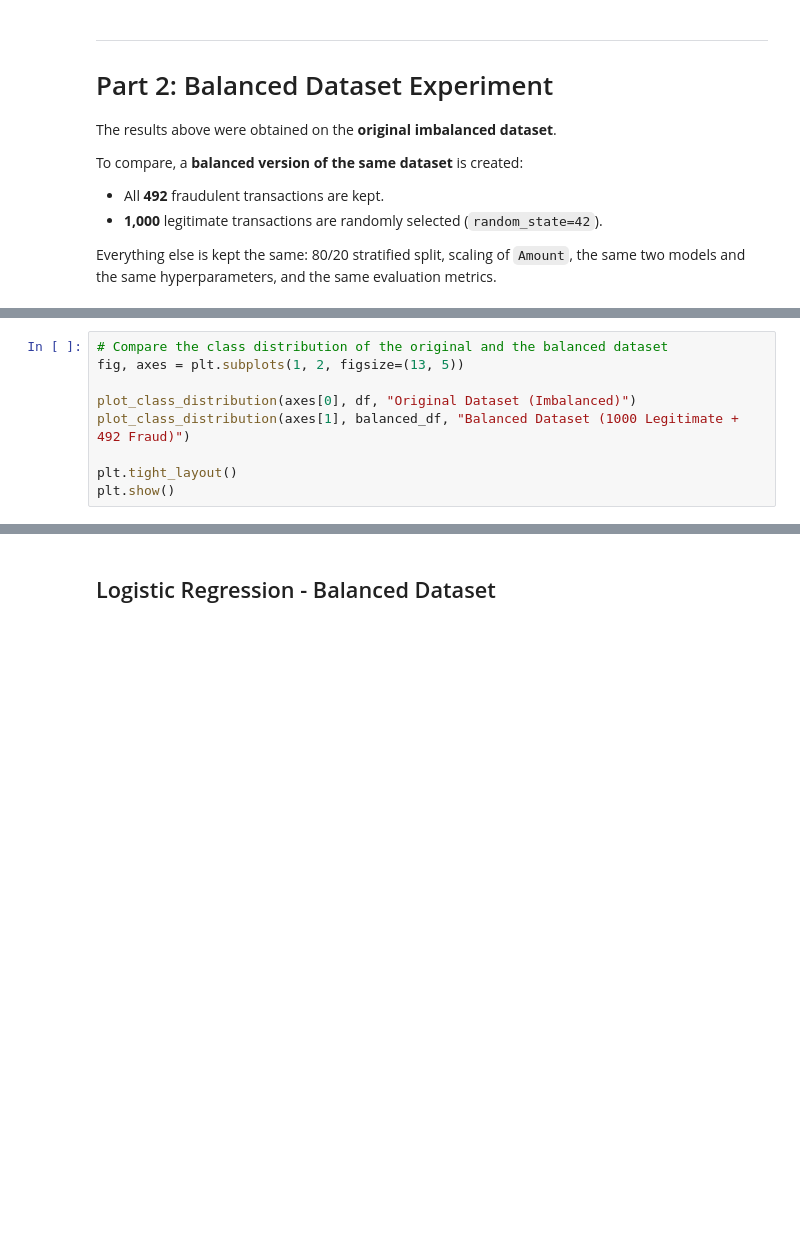
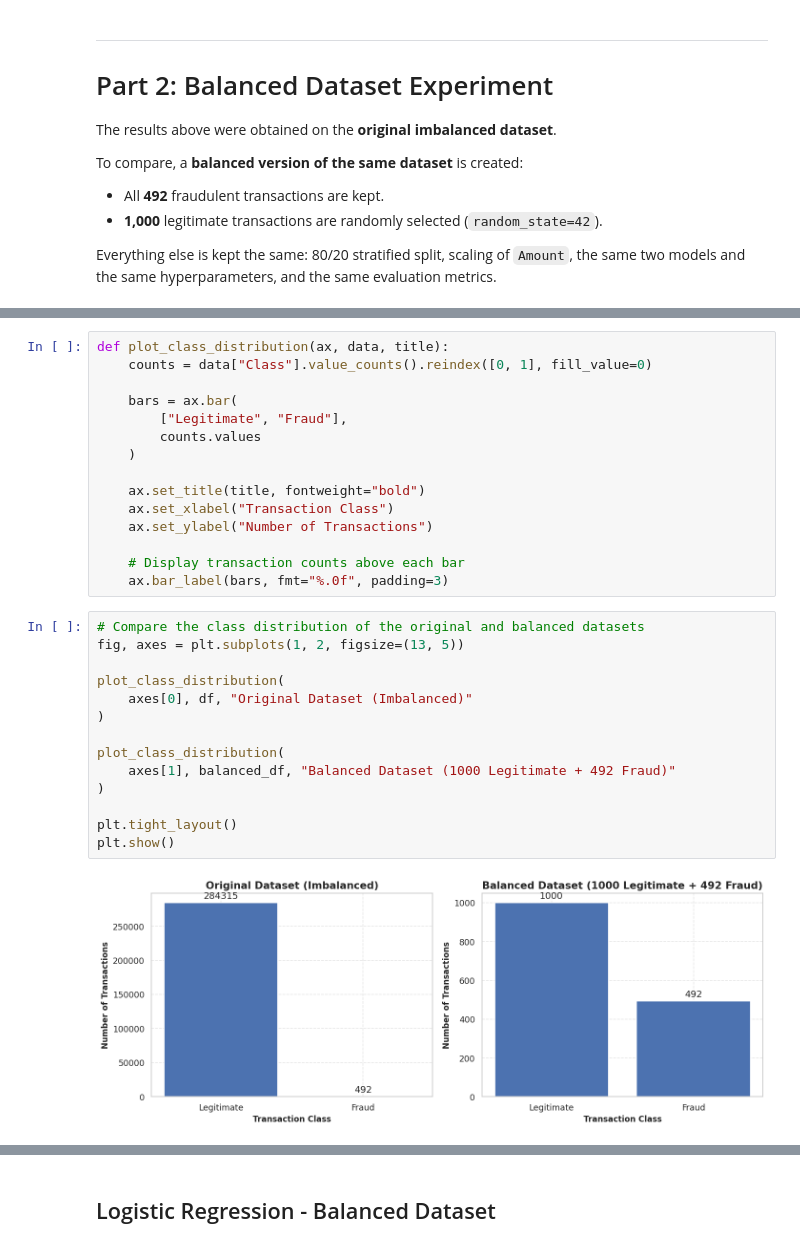
Before and after one commit to nicolenelson10/credit-card-fraud-detection-ml, a Jupyter notebook: FINAL_PROJECT (4).ipynb, the cells around one changed output, grey strips where cells are left out. Cells and saved outputs as stored; diff of their text form; blank space fills up the shorter version.

```diff
--- a/FINAL_PROJECT (4).ipynb
+++ b/FINAL_PROJECT (4).ipynb
@@ -575,9 +597,31 @@ print(balanced_df["Class"].value_counts(normalize=True) * 100)
+# %%
+def plot_class_distribution(ax, data, title):
+    counts = data["Class"].value_counts().reindex([0, 1], fill_value=0)
+
+    bars = ax.bar(
+        ["Legitimate", "Fraud"],
+        counts.values
+    )
+
+    ax.set_title(title, fontweight="bold")
+    ax.set_xlabel("Transaction Class")
+    ax.set_ylabel("Number of Transactions")
+
+    # Display transaction counts above each bar
+    ax.bar_label(bars, fmt="%.0f", padding=3)
 # %%
-# Compare the class distribution of the original and the balanced dataset
+# Compare the class distribution of the original and balanced datasets
 fig, axes = plt.subplots(1, 2, figsize=(13, 5))
 
-plot_class_distribution(axes[0], df, "Original Dataset (Imbalanced)")
-plot_class_distribution(axes[1], balanced_df, "Balanced Dataset (1000 Legitimate + 492 Fraud)")
+plot_class_distribution(
+    axes[0], df, "Original Dataset (Imbalanced)"
+)
+
+plot_class_distribution(
+    axes[1], balanced_df, "Balanced Dataset (1000 Legitimate + 492 Fraud)"
+)
 
 plt.tight_layout()
 plt.show()
+# %% [output]
+[figure, added]
```
Also changed, not shown: parts of 19 cells of this notebook.
